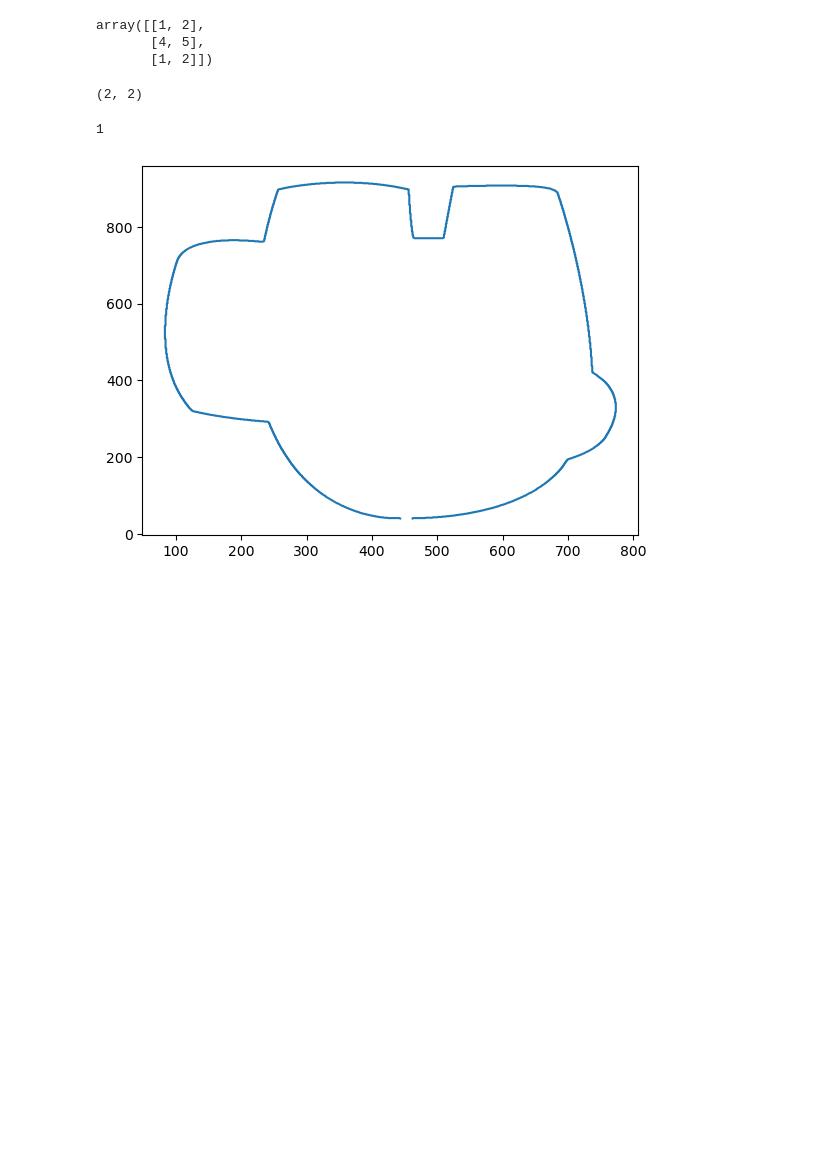
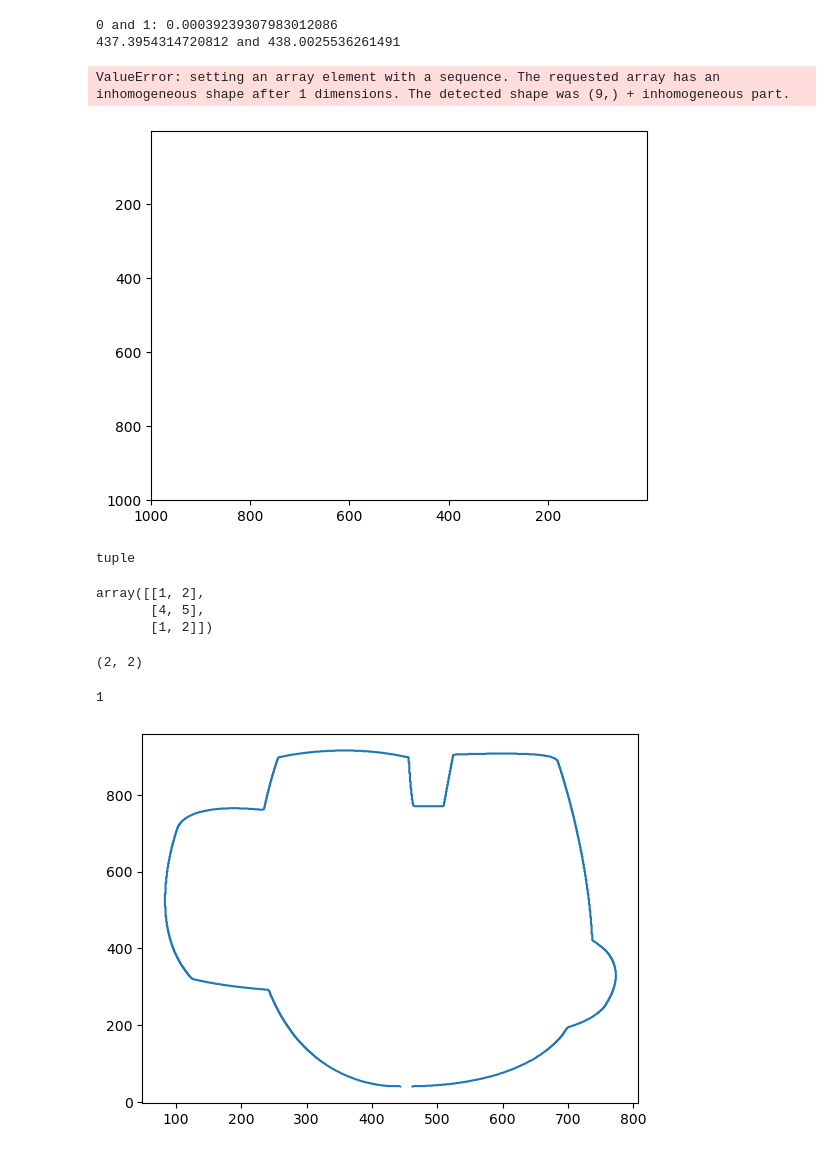
Before and after one commit to Miekale/ArticusMaximus, a Jupyter notebook: python_edge_detection/edge_detection_test.ipynb, the cells around one changed output. Cells and saved outputs as stored; diff of their text form; code cells hidden in the pictures; blank space fills up the shorter version.

```diff
--- a/python_edge_detection/edge_detection_test.ipynb
+++ b/python_edge_detection/edge_detection_test.ipynb
@@ -3,7 +3,7 @@ import matplotlib.pyplot as plt
 import numpy as np
 import cv2
 # %%
-image = cv2.imread(r"/home/miekale/Documents/github/ArticusMaximus/python_edge_detection/sample_images/amogus.png")
+image = cv2.imread(r"C:\Users\markd\Documents\GitHub\ArticusMaximus\python_edge_detection\sample_images\amogus.png")
 image = cv2.resize(image, (int(image.shape[1]/2), int(image.shape[0]/2)), interpolation=cv2.INTER_AREA)
 cv2.imshow("image", image)
 cv2.waitKey(0)
@@ -146,3 +97,29 @@ for i in range(num_contours):
+# %%
+epsilon = 3
+contours, hierarchy = cv2.findContours(canny_blur,
+    cv2.RETR_TREE , cv2.CHAIN_APPROX_SIMPLE)
+num_contours = len(contours)
+
+for i in range(num_contours):
+    plt.xlim(1000)
+    plt.ylim(1000)
+    contour_img = contours[i]
+    if contour_img.shape[0] != 1:
+        remove_duplicate_contours(contours, 0.005, 4)
+        contour_img = np.squeeze(contour_img)
+        contour_img = Douglas_Peucker(contour_img, epsilon)
+        contour_img[-1] = contour_img[0]
+        plt.plot(contour_img[:,0], contour_img[:,1], label=f'{i}')
+    plt.show()
+# %% [output]
+0 and 1: 0.00039239307983012086
+437.3954314720812 and 438.0025536261491
+ValueError: setting an array element with a sequence. The requested array has an inhomogeneous shape after 1 dimensions. The detected shape was (9,) + inhomogeneous part.
+[figure, added]
+# %%
+type(contours)
+# %% [output]
+tuple
 # %%
 a = np.array([[[1,2], [4,5]], ])
 a = np.squeeze(a)
```
Also changed, not shown: parts of 1 cell of this notebook, 2 other files.
